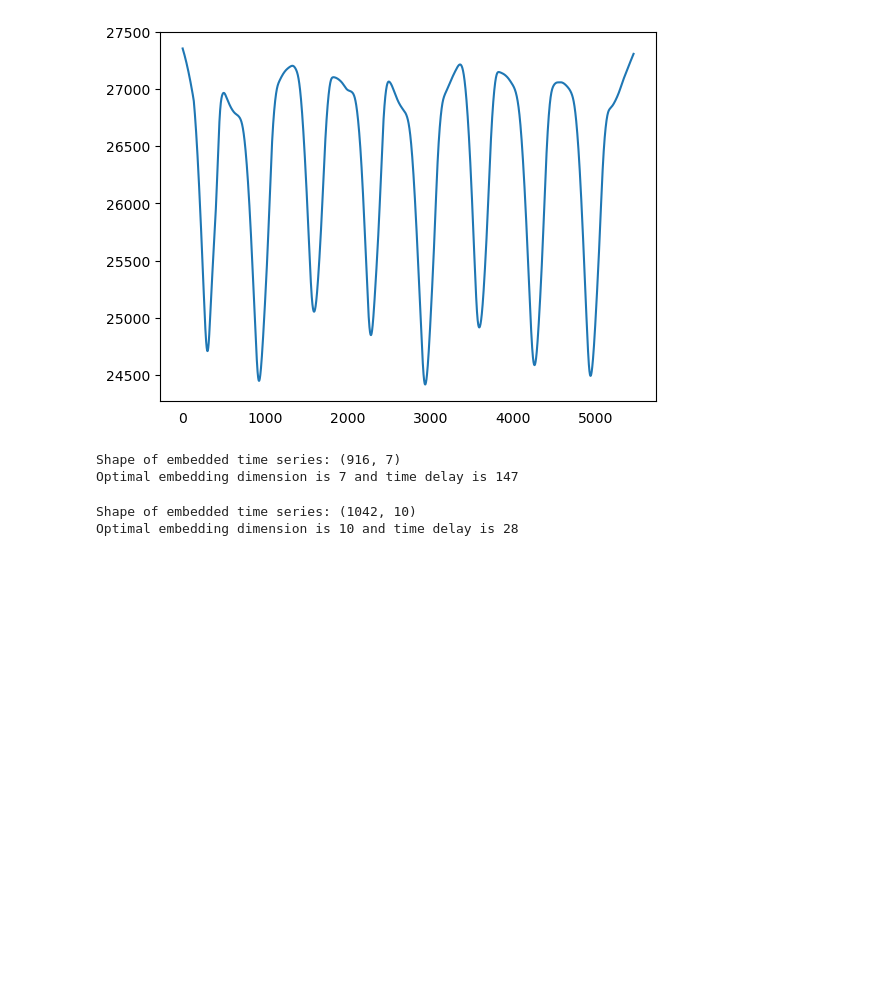
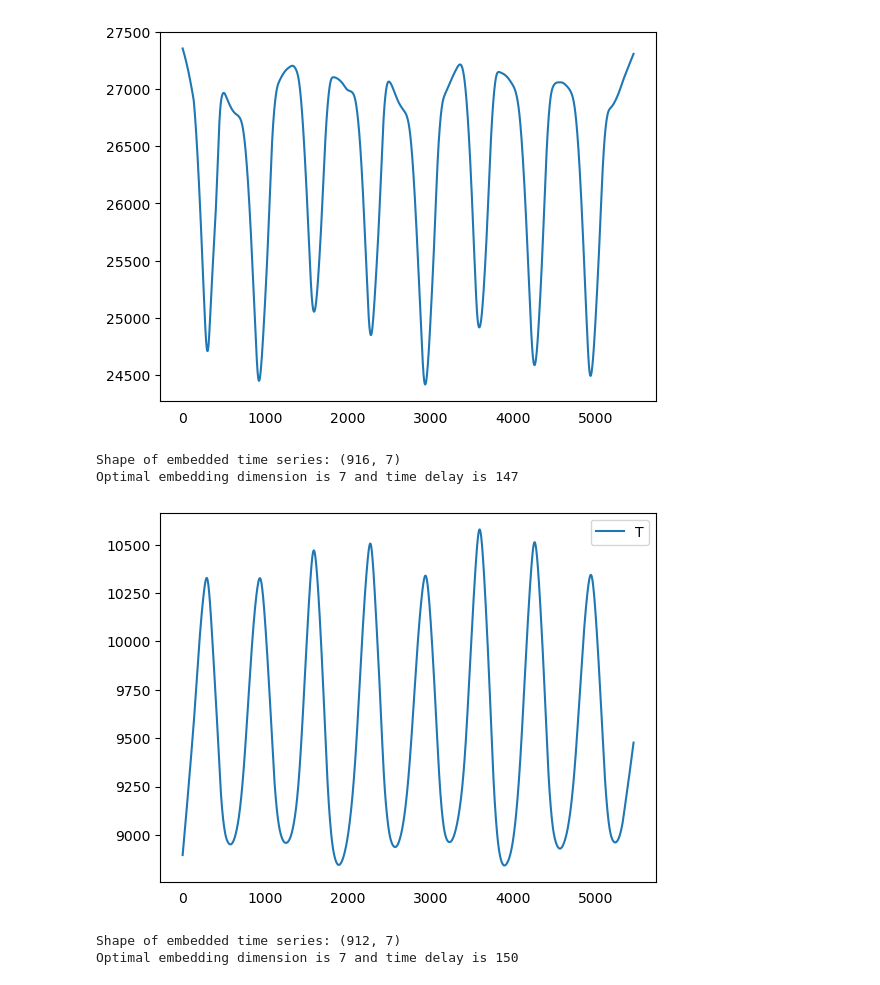
Before and after one commit to tin7/Caos, a Jupyter notebook: embedding.ipynb, the cells around one changed output. Cells and saved outputs as stored; diff of their text form; code cells hidden in the pictures; blank space fills up the shorter version.

Commit message:
se modifico el pdf final y se agrego un embedding para T

```diff
--- a/embedding.ipynb
+++ b/embedding.ipynb
@@ -24,6 +24,7 @@ plt.rcParams.update({'xtick.bottom' : False, 'axes.titlepad':5})
 # %%
 df_orig = datos
 df_loess_5 = pd.DataFrame(lowess(df_orig.R, np.arange(len(df_orig.R)), frac=0.05)[:, 1], index=df_orig.index, columns=['R'])
+df_loess_5_T = pd.DataFrame(lowess(T, np.arange(len(df_orig.R)), frac=0.05)[:, 1], index=df_orig.index, columns=['T'])
 # %%
 df_loess_5['R'].plot()
 plt.show()
@@ -58,17 +70,14 @@ from sklearn.decomposition import PCA
 pca = PCA(n_components=3)
 y_periodic_embedded_pca = pca.fit_transform(y_periodic_embedded)
 plot_point_cloud(y_periodic_embedded_pca)
-# %%
-embedder_nonperiodic = SingleTakensEmbedding(
-    parameters_type="search",
-    n_jobs=2,
-    time_delay=max_time_delay,
-    dimension=max_embedding_dimension,
-    stride=stride,
-)
-
-y_nonperiodic_embedded = fit_embedder(embedder_nonperiodic, R)
-# %% [output]
-Shape of embedded time series: (1042, 10)
-Optimal embedding dimension is 10 and time delay is 28
+# %%
+df_loess_5_T.plot()
+plt.show()
+# %% [output]
+[figure, added]
+# %%
+T_periodic_embedded = fit_embedder(embedder_periodic, df_loess_5_T)
+# %% [output]
+Shape of embedded time series: (912, 7)
+Optimal embedding dimension is 7 and time delay is 150
 # %%
```
Also changed, not shown: parts of 2 cells of this notebook, 3 other files.
